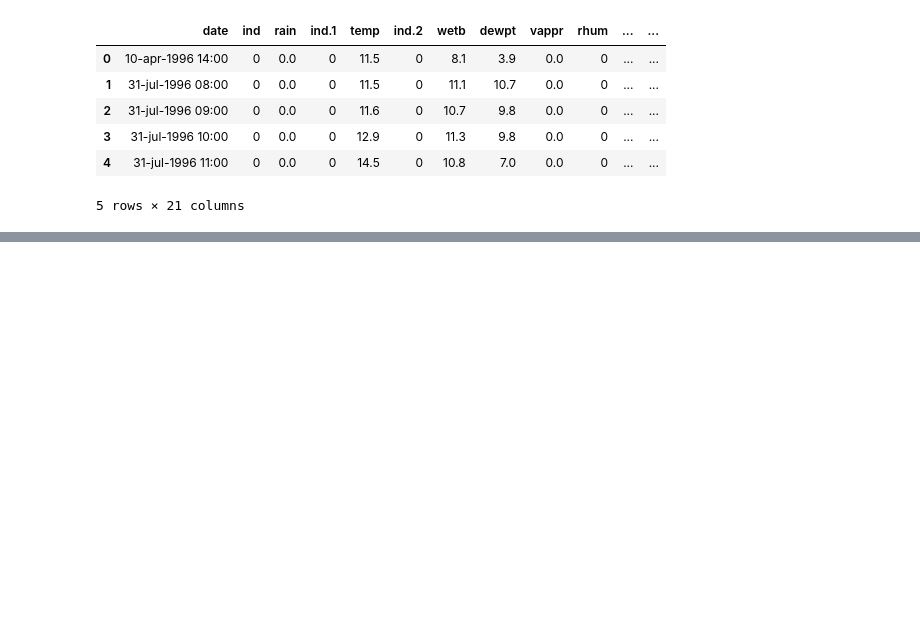
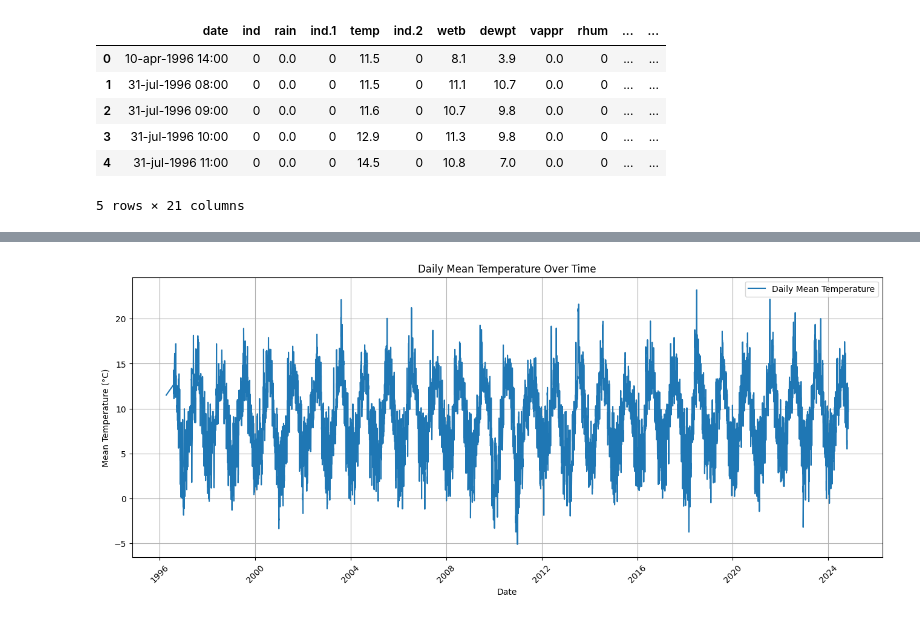
Before and after one commit to jakedaly97/PFDA, a Jupyter notebook: assignments/assignment_6_Weather.ipynb, the cells around one changed output, grey strips where cells are left out. Drawn from its saved outputs; the diff is of its cells as text; code cells hidden in the pictures; blank space fills up the shorter version.

```diff
--- a/assignments/assignment_6_Weather.ipynb
+++ b/assignments/assignment_6_Weather.ipynb
@@ -21,0 +57,9 @@ df.head()
+# %%
+# Extract the date (without the time) and create a new column 'Date'
+df['Day'] = df['Time'].dt.date
+
+# Calculate the mean temperature for each day by grouping by 'Date'
+daily_mean_temp = df.groupby('Day')['temp'].mean()
+
+# Display the result
+print(daily_mean_temp)
@@ -21,0 +80,12 @@ df.head()
+# %%
+plt.figure(figsize=(16, 6))
+plt.plot(daily_mean_temp.index, daily_mean_temp.values, label='Daily Mean Temperature')
+plt.xlabel('Date')
+plt.ylabel('Mean Temperature (°C)')
+plt.title('Daily Mean Temperature Over Time')
+plt.xticks(rotation=45)  # Rotate date labels for better readability
+plt.legend()
+plt.grid(True)
+plt.show()
+# %% [output]
+[figure, added]
```
Also changed, not shown: parts of 5 cells of this notebook.
